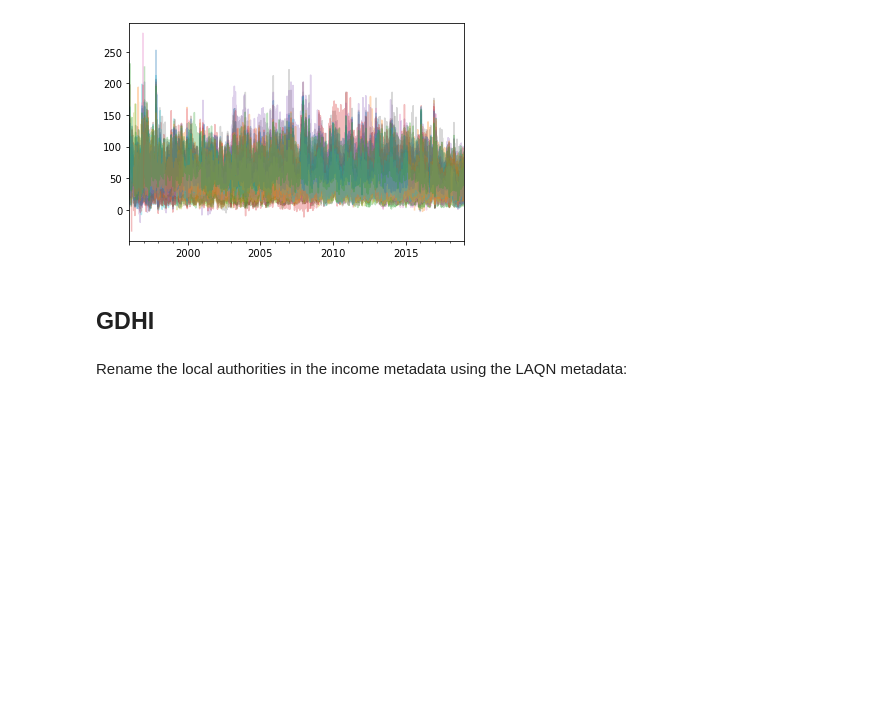
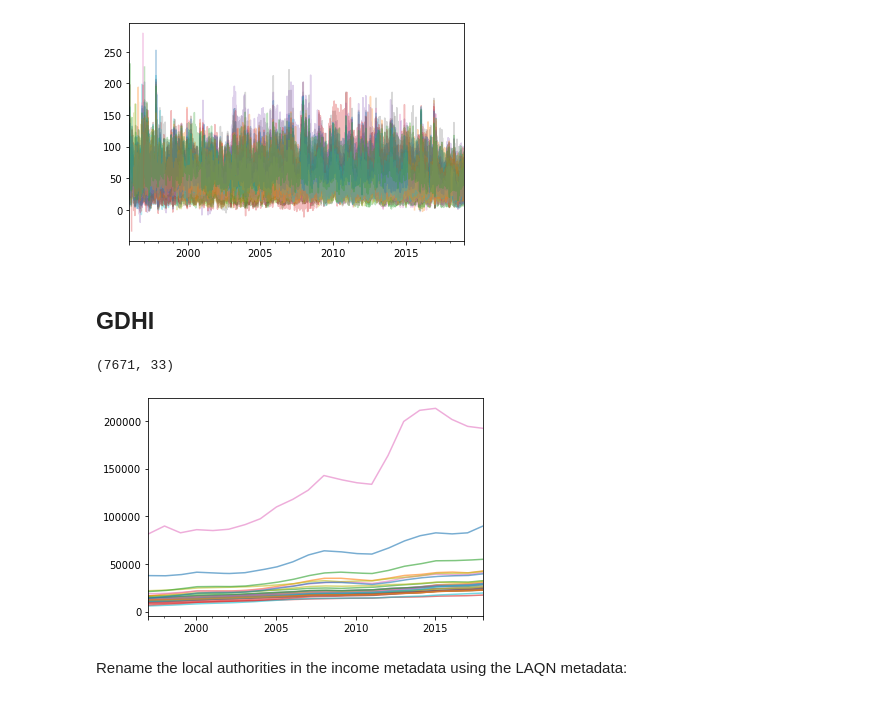
Before and after one commit to michellewl/AQmortality, a Jupyter notebook: mortality_model/borough_regression.ipynb, the cells around one changed output. Cells and saved outputs as stored; diff of their text form; code cells hidden in the pictures; blank space fills up the shorter version.

```diff
--- a/mortality_model/borough_regression.ipynb
+++ b/mortality_model/borough_regression.ipynb
@@ -52,6 +49,14 @@ plt.show()
 ## GDHI
 # %%
 daily_income_df = income.read("income-resample")
+# %%
+print(daily_income_df.shape)
+daily_income_df.plot(alpha=0.6)
+plt.legend().remove()
+plt.show()
+# %% [output]
+(7671, 33)
+[figure, added]
 # %% [markdown]
 Rename the local authorities in the income metadata using the LAQN metadata:
 # %%
```
Also changed, not shown: parts of 35 cells of this notebook.
